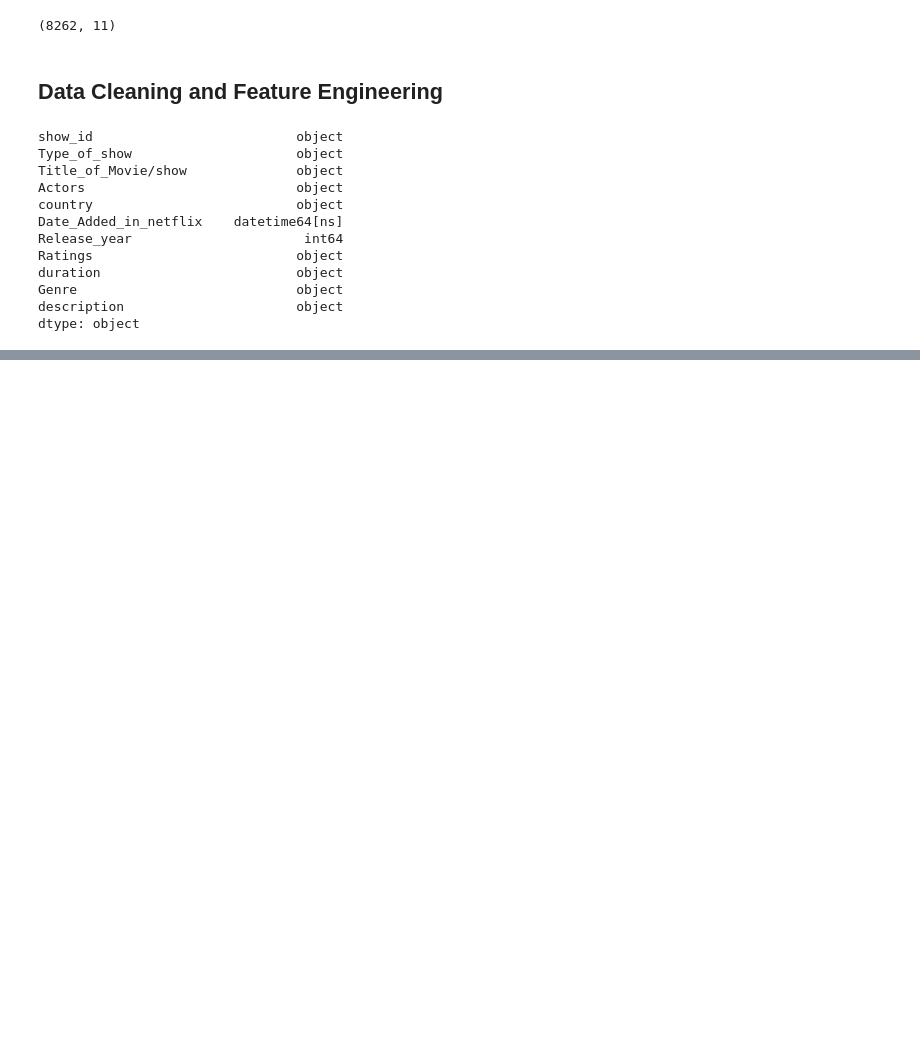
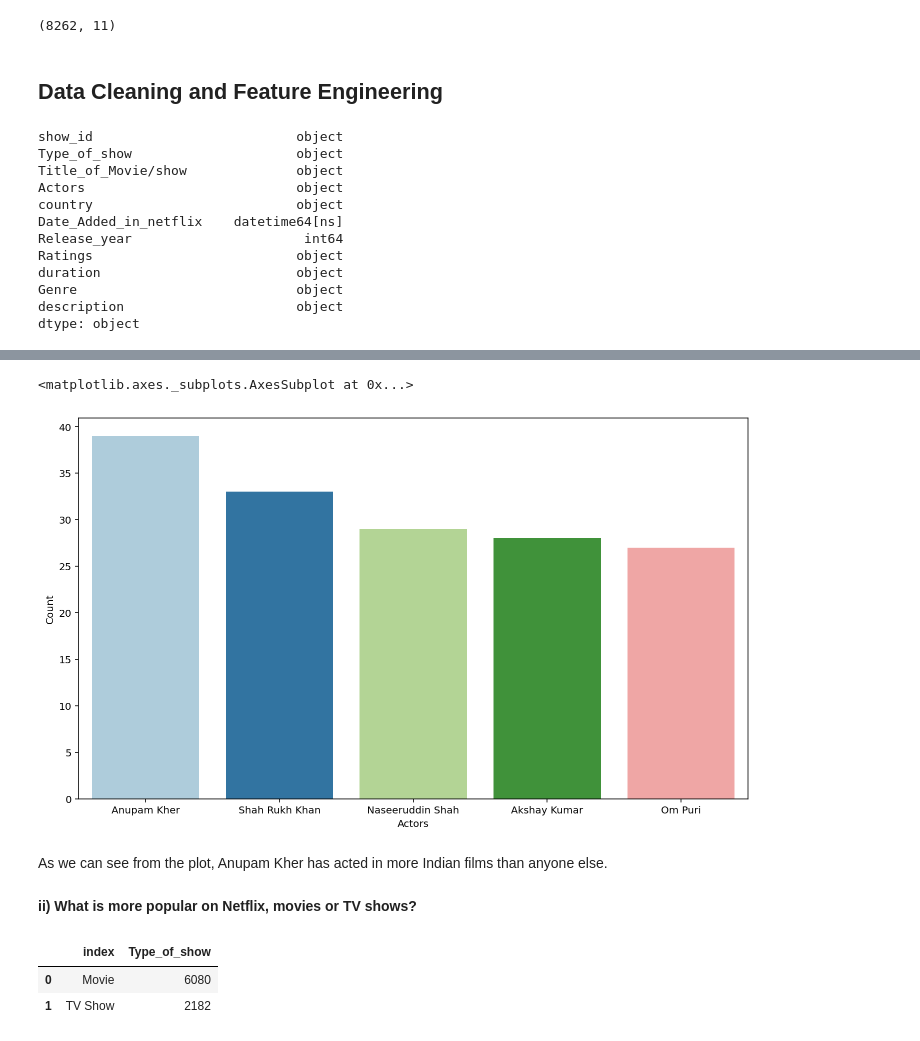
Before and after one commit to PUNEETSUBHANJI/Netflix_movies_Tv_shows_clustering, a Jupyter notebook: Netflix_Movies_Tv_shows_Clustering.ipynb, the cells around one changed output, grey strips where cells are left out. Drawn from its saved outputs; the diff is of its cells as text; code cells hidden in the pictures; blank space fills up the shorter version.

```diff
--- a/Netflix_Movies_Tv_shows_Clustering.ipynb
+++ b/Netflix_Movies_Tv_shows_Clustering.ipynb
@@ -267,0 +279,22 @@ dtype: object
+# %%
+#defining stripping and returning the dates
+def stripping(x):
+  datas=[]
+  for i in x:
+    datas.append(i.strip())
+  return datas
+# %%
+#using lambda function for Actors feature in df_india variable
+data_india['Actors']=data_india['Actors'].apply(lambda x:x.split(','))
+data_india['Actors']=data_india['Actors'].apply(lambda x:stripping(x))
+# %%
+#creating actors_list=[]
+actors_list=[]
+for i in data_india['Actors']:
+  actors_list.extend(i)
+# %%
+#top five actors who acted more times in indian movies
+actors_data=pd.DataFrame(actors_list,columns=['Actors'])
+actors_data=actors_data.value_counts().reset_index()
+actors_data.rename(columns={0:'Count'},inplace=True)
+actors_data.head(5)
@@ -267,0 +308,19 @@ dtype: object
+# %%
+#visualising top five actors who acted more times in indian movies
+plt.figure(figsize=(12,7))
+sns.barplot(x=actors_data['Actors'].head(5),y=actors_data['Count'].head(5), palette = 'Paired')
+# %% [output]
+<matplotlib.axes._subplots.AxesSubplot at 0x...>
+[figure, added]
+# %% [markdown]
+As we can see from the plot, Anupam Kher has acted in more Indian films than anyone else.
+# %% [markdown]
+__ii) What is more popular on Netflix, movies or TV shows?__
+# %%
+#Movies and Tv Shows available on netflix
+movies_and_tv_shows=data_clean_frame['Type_of_show'].value_counts().reset_index()
+movies_and_tv_shows
+# %% [output]
+|  | index | Type_of_show |
+| 0 | Movie | 6080 |
+| 1 | TV Show | 2182 |
```
Also changed, not shown: parts of 25 cells of this notebook.
